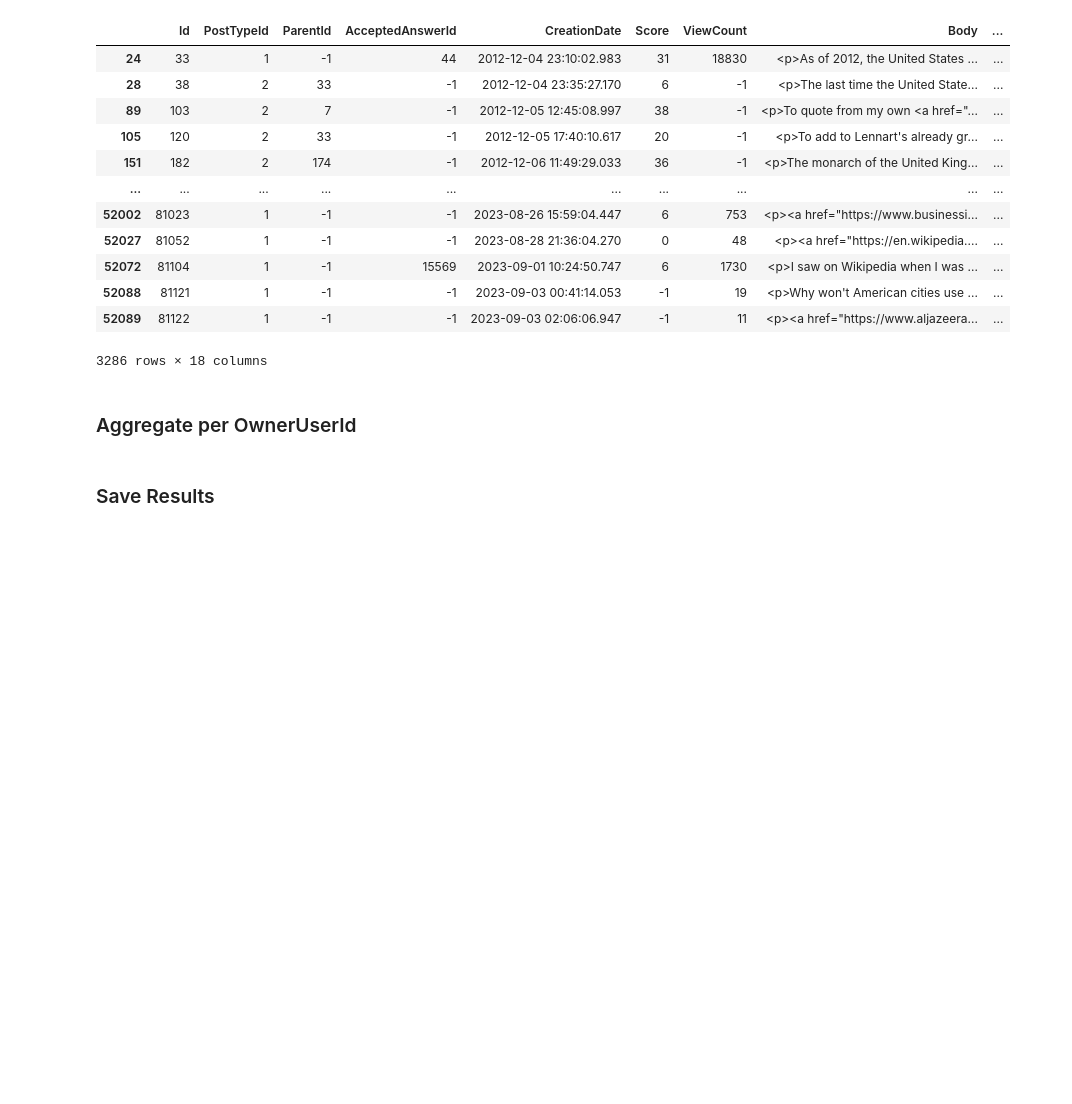
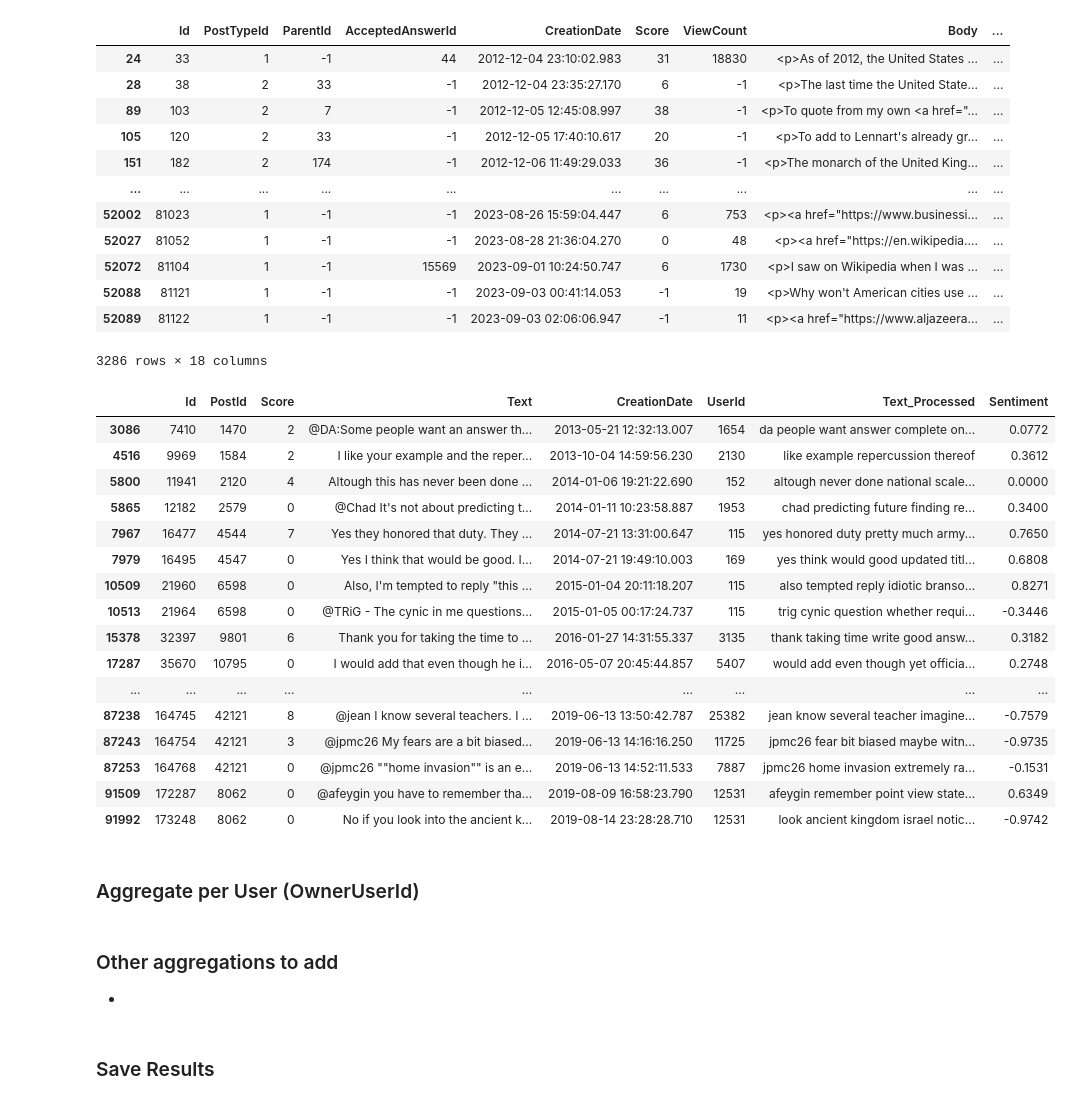
Before and after one commit to pierrehogenhaug/stackexchange_politics, a Jupyter notebook: sentiment.ipynb, the cells around one changed output. Cells and saved outputs as stored; diff of their text form; code cells hidden in the pictures; blank space fills up the shorter version.

```diff
--- a/sentiment.ipynb
+++ b/sentiment.ipynb
@@ -208,8 +208,31 @@ posts_result
 | 52088 | 81121 | 1 | -1 | -1 | 2023-09-03 00:41:14.053 | -1 | 19 | <p>Why won't American cities use ... | ... |
 | 52089 | 81122 | 1 | -1 | -1 | 2023-09-03 02:06:06.947 | -1 | 11 | <p><a href="https://www.aljazeera... | ... |
 3286 rows × 18 columns
+# %%
+comments_result
+# %% [output]
+|  | Id | PostId | Score | Text | CreationDate | UserId | Text_Processed | Sentiment |
+| 3086 | 7410 | 1470 | 2 | @DA:Some people want an answer th... | 2013-05-21 12:32:13.007 | 1654 | da people want answer complete on... | 0.0772 |
+| 4516 | 9969 | 1584 | 2 | I like your example and the reper... | 2013-10-04 14:59:56.230 | 2130 | like example repercussion thereof | 0.3612 |
+| 5800 | 11941 | 2120 | 4 | Altough this has never been done ... | 2014-01-06 19:21:22.690 | 152 | altough never done national scale... | 0.0000 |
+| 5865 | 12182 | 2579 | 0 | @Chad It's not about predicting t... | 2014-01-11 10:23:58.887 | 1953 | chad predicting future finding re... | 0.3400 |
+| 7967 | 16477 | 4544 | 7 | Yes they honored that duty. They ... | 2014-07-21 13:31:00.647 | 115 | yes honored duty pretty much army... | 0.7650 |
+| 7979 | 16495 | 4547 | 0 | Yes I think that would be good. I... | 2014-07-21 19:49:10.003 | 169 | yes think would good updated titl... | 0.6808 |
+| 10509 | 21960 | 6598 | 0 | Also, I'm tempted to reply "this ... | 2015-01-04 20:11:18.207 | 115 | also tempted reply idiotic branso... | 0.8271 |
+| 10513 | 21964 | 6598 | 0 | @TRiG - The cynic in me questions... | 2015-01-05 00:17:24.737 | 115 | trig cynic question whether requi... | -0.3446 |
+| 15378 | 32397 | 9801 | 6 | Thank you for taking the time to ... | 2016-01-27 14:31:55.337 | 3135 | thank taking time write good answ... | 0.3182 |
+| 17287 | 35670 | 10795 | 0 | I would add that even though he i... | 2016-05-07 20:45:44.857 | 5407 | would add even though yet officia... | 0.2748 |
+| ... | ... | ... | ... | ... | ... | ... | ... | ... |
+| 87238 | 164745 | 42121 | 8 | @jean I know several teachers. I ... | 2019-06-13 13:50:42.787 | 25382 | jean know several teacher imagine... | -0.7579 |
+| 87243 | 164754 | 42121 | 3 | @jpmc26 My fears are a bit biased... | 2019-06-13 14:16:16.250 | 11725 | jpmc26 fear bit biased maybe witn... | -0.9735 |
+| 87253 | 164768 | 42121 | 0 | @jpmc26 ""home invasion"" is an e... | 2019-06-13 14:52:11.533 | 7887 | jpmc26 home invasion extremely ra... | -0.1531 |
+| 91509 | 172287 | 8062 | 0 | @afeygin you have to remember tha... | 2019-08-09 16:58:23.790 | 12531 | afeygin remember point view state... | 0.6349 |
+| 91992 | 173248 | 8062 | 0 | No if you look into the ancient k... | 2019-08-14 23:28:28.710 | 12531 | look ancient kingdom israel notic... | -0.9742 |
 # %% [markdown]
-### Aggregate per OwnerUserId
+### Aggregate per User (OwnerUserId)
+# %% [markdown]
+### Other aggregations to add
+-
 # %% [markdown]
 ### Save Results
 # %%
```
Also changed, not shown: 2 other files.
